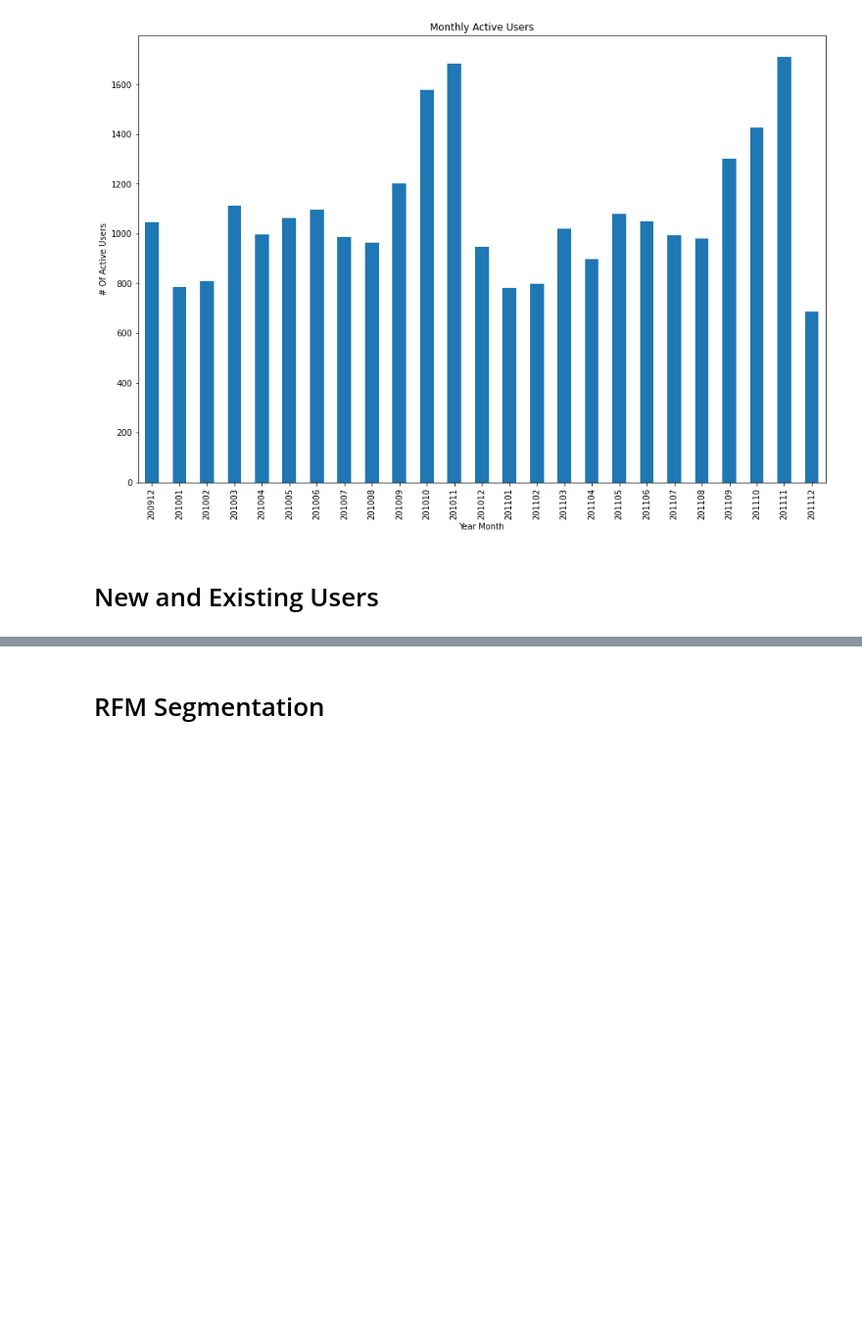
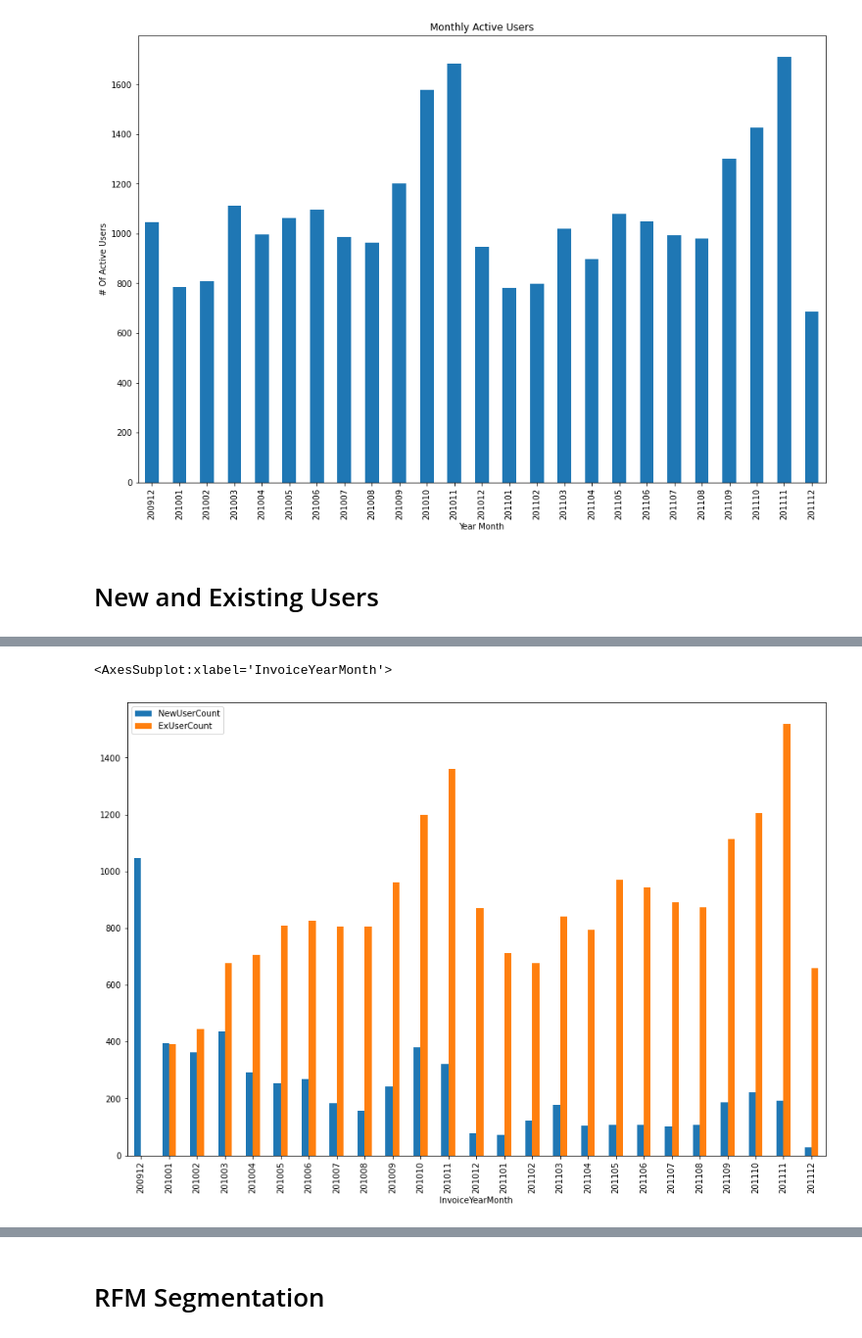
Before and after one commit to jarviscanada/jarvis_data_eng_TomasRotbauer, a Jupyter notebook: python_data_analytics/python_data_wrangling/retail_data_analytics_wrangling.ipynb, the cells around one changed output, grey strips where cells are left out. Shown: that part at 98% size. Cells and saved outputs as stored; diff of their text form; code cells hidden in the pictures; blank space fills up the shorter version.

Commit message:
retail data analytics wrangling complete

```diff
--- a/python_data_analytics/python_data_wrangling/retail_data_analytics_wrangling.ipynb
+++ b/python_data_analytics/python_data_wrangling/retail_data_analytics_wrangling.ipynb
@@ -293,0 +243,16 @@ Note: To simplify the problem, let's keep all placed and canceled orders.
+# %%
+customer_start = retail_df.groupby('customer_id').min()
+customer_start['customer_id'] = customer_starting_month.index
+customer_start = customer_start[['yyyymm', 'customer_id']]
+customer_start = customer_start.groupby('yyyymm').count()
+
+existing_customers = (retail_df.groupby('yyyymm').customer_id.nunique() - customer_start.T).T
+
+df = pd.concat([customer_start, existing_customers], axis = 1)
+df.columns = ['NewUserCount', 'ExUserCount']
+df['InvoiceYearMonth'] = df.index
+
+df.plot(x='InvoiceYearMonth', y=['NewUserCount', 'ExUserCount'], kind = 'bar', figsize=(15,10))
+# %% [output]
+<AxesSubplot:xlabel='InvoiceYearMonth'>
+[figure, added]
```
Also changed, not shown: parts of 6 cells of this notebook.
